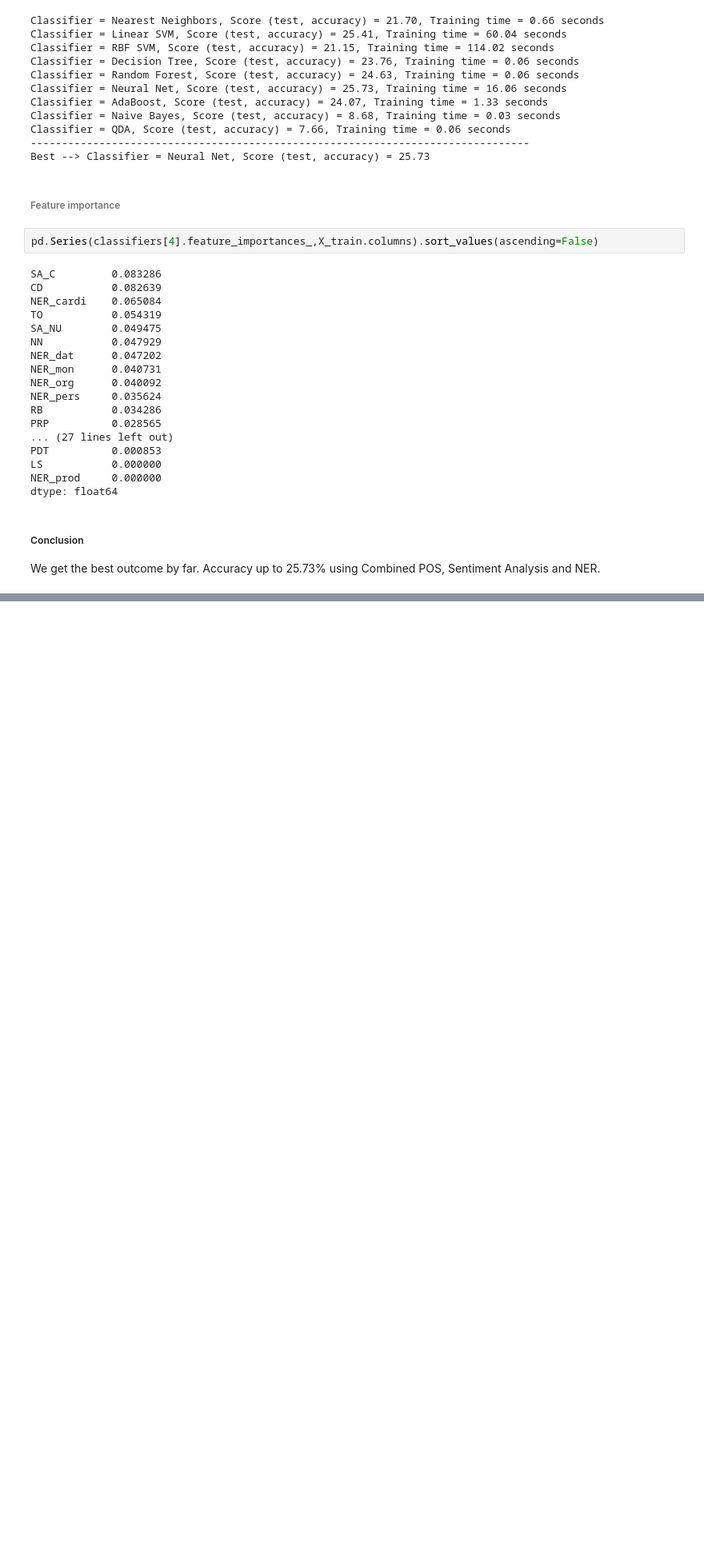
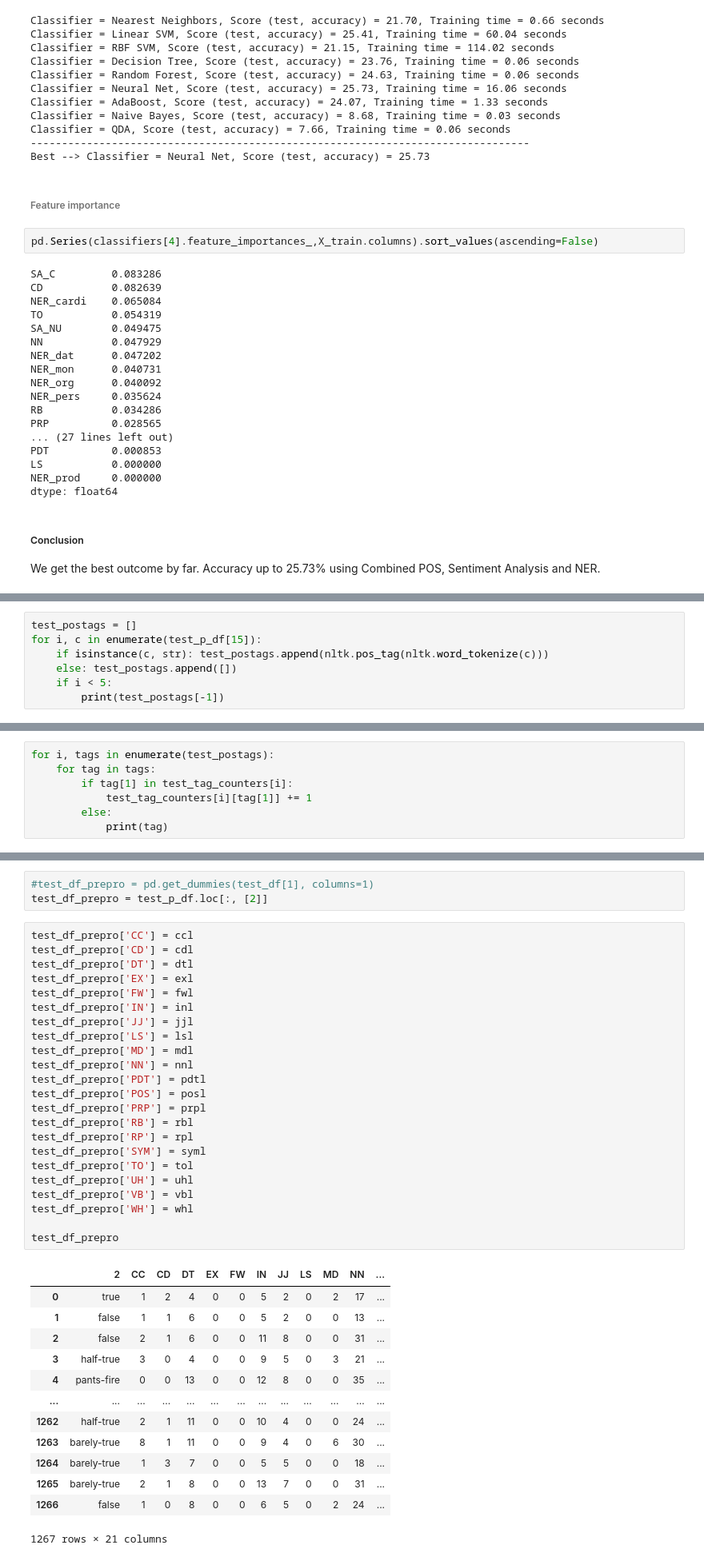
Before and after one commit to Wayne122/CMPE257, a Jupyter notebook: Alternus_Vera.ipynb, the cells around one changed output, grey strips where cells are left out. Shown: that part at 80% size. Cells and saved outputs as stored; diff of their text form; blank space fills up the shorter version.

```diff
--- a/Alternus_Vera.ipynb
+++ b/Alternus_Vera.ipynb
@@ -2927,0 +3378,7 @@ We get the best outcome by far. Accuracy up to 25.73% using Combined POS, Sentim
+# %%
+test_postags = []
+for i, c in enumerate(test_p_df[15]):
+    if isinstance(c, str): test_postags.append(nltk.pos_tag(nltk.word_tokenize(c)))
+    else: test_postags.append([])
+    if i < 5:
+        print(test_postags[-1])
@@ -2927,0 +3391,7 @@ We get the best outcome by far. Accuracy up to 25.73% using Combined POS, Sentim
+# %%
+for i, tags in enumerate(test_postags):
+    for tag in tags:
+        if tag[1] in test_tag_counters[i]:
+            test_tag_counters[i][tag[1]] += 1
+        else:
+            print(tag)
@@ -2927,0 +3447,40 @@ We get the best outcome by far. Accuracy up to 25.73% using Combined POS, Sentim
+# %%
+#test_df_prepro = pd.get_dummies(test_df[1], columns=1)
+test_df_prepro = test_p_df.loc[:, [2]]
+# %%
+test_df_prepro['CC'] = ccl
+test_df_prepro['CD'] = cdl
+test_df_prepro['DT'] = dtl
+test_df_prepro['EX'] = exl
+test_df_prepro['FW'] = fwl
+test_df_prepro['IN'] = inl
+test_df_prepro['JJ'] = jjl
+test_df_prepro['LS'] = lsl
+test_df_prepro['MD'] = mdl
+test_df_prepro['NN'] = nnl
+test_df_prepro['PDT'] = pdtl
+test_df_prepro['POS'] = posl
+test_df_prepro['PRP'] = prpl
+test_df_prepro['RB'] = rbl
+test_df_prepro['RP'] = rpl
+test_df_prepro['SYM'] = syml
+test_df_prepro['TO'] = tol
+test_df_prepro['UH'] = uhl
+test_df_prepro['VB'] = vbl
+test_df_prepro['WH'] = whl
+
+test_df_prepro
+# %% [output]
+|  | 2 | CC | CD | DT | EX | FW | IN | JJ | LS | MD | NN | ... |
+| 0 | true | 1 | 2 | 4 | 0 | 0 | 5 | 2 | 0 | 2 | 17 | ... |
+| 1 | false | 1 | 1 | 6 | 0 | 0 | 5 | 2 | 0 | 0 | 13 | ... |
+| 2 | false | 2 | 1 | 6 | 0 | 0 | 11 | 8 | 0 | 0 | 31 | ... |
+| 3 | half-true | 3 | 0 | 4 | 0 | 0 | 9 | 5 | 0 | 3 | 21 | ... |
+| 4 | pants-fire | 0 | 0 | 13 | 0 | 0 | 12 | 8 | 0 | 0 | 35 | ... |
+| ... | ... | ... | ... | ... | ... | ... | ... | ... | ... | ... | ... | ... |
+| 1262 | half-true | 2 | 1 | 11 | 0 | 0 | 10 | 4 | 0 | 0 | 24 | ... |
+| 1263 | barely-true | 8 | 1 | 11 | 0 | 0 | 9 | 4 | 0 | 6 | 30 | ... |
+| 1264 | barely-true | 1 | 3 | 7 | 0 | 0 | 5 | 5 | 0 | 0 | 18 | ... |
+| 1265 | barely-true | 2 | 1 | 8 | 0 | 0 | 13 | 7 | 0 | 0 | 31 | ... |
+| 1266 | false | 1 | 0 | 8 | 0 | 0 | 6 | 5 | 0 | 2 | 24 | ... |
+1267 rows × 21 columns
```
Also changed, not shown: parts of 50 cells of this notebook.
